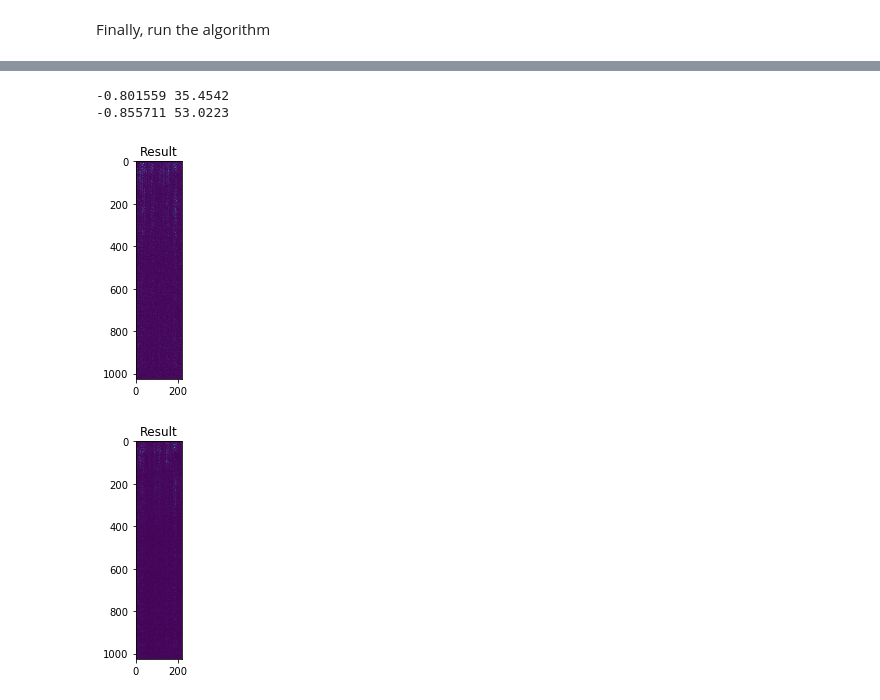
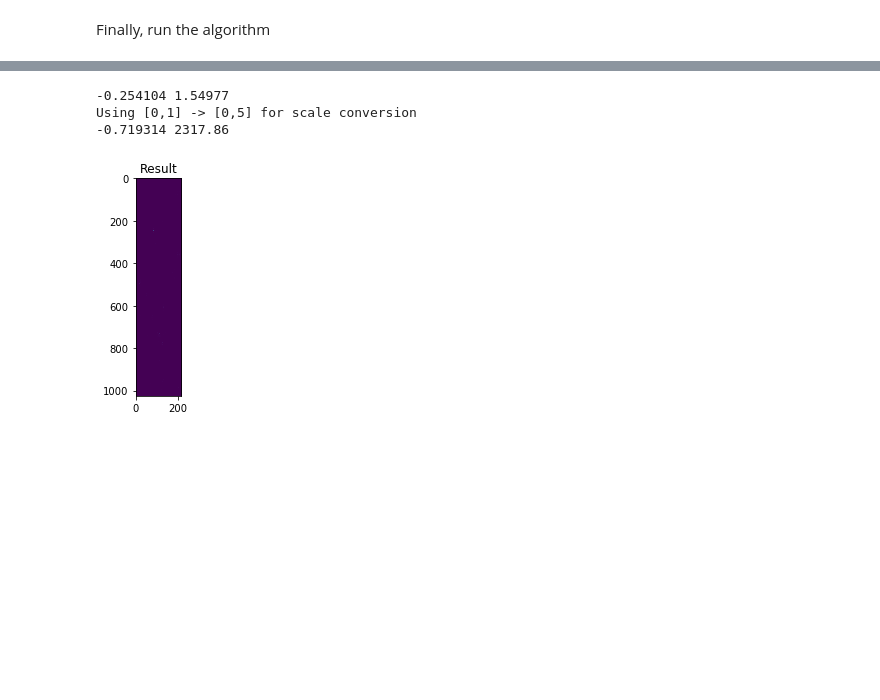
Before and after one commit to muhdhuz/Audio_NeuralStyle, a Jupyter notebook: neural_style_audio.ipynb, the cells around one changed output, grey strips where cells are left out. Drawn from its saved outputs; the diff is of its cells as text; code cells hidden in the pictures; blank space fills up the shorter version.

```diff
--- a/neural_style_audio.ipynb
+++ b/neural_style_audio.ipynb
@@ -123,6 +152,8 @@ def imshow(tensor, channels=1, title=None):
     """ transforms pytorch tensor to numpy array and plots it out """
 
     image = tensor.clone().cpu()  # we clone the tensor to not do changes on it
+    if whichChannel == "2d":
+        image = image
     if whichChannel == "freq":
         image = image.permute(0,2,1,3).contiguous() # get the dimensions in proper order
     elif whichChannel == "time":
@@ -355,11 +386,15 @@ def get_style_model_and_losses(cnn, style_img, content_img=None,
     content_losses = []
     style_losses = []
 
-    model = nn.Sequential()# the new Sequential module network
     """ if want to replace 1st layer in VGG19 to take in greyscale use below
     then start the loop with (cnn.layers)[1:]"""
-    #model = nn.Sequential(
-    #            nn.Conv2d(N_FREQ,N_FILTERS,kernel_size=(1,hor_filter),bias=False))
+    if useVGG == True:
+        model = nn.Sequential(c.OrderedDict([
+                ('conv_1',nn.Conv2d(1,64,kernel_size=(hor_filter,hor_filter),bias=False))]))
+        layer_list = list(cnn)[1:]
+    else:
+        model = nn.Sequential()# the new Sequential module network
+        layer_list = list(cnn.layers)
 
     gram = GramMatrix()  # we need a gram module in order to compute style targets
 
@@ -370,7 +405,7 @@ def get_style_model_and_losses(cnn, style_img, content_img=None,
 
     #here we rebuild the network adding the in content and style loss "layers"
     i = 1
-    for layer in list(cnn.layers): #[1:]
+    for layer in layer_list:
         if isinstance(layer, nn.Conv2d): #if layer in vgg19 belong to class nn.Conv2d
             name = "conv_" + str(i)
             model.add_module(name, layer) #add that layer to our sequential model
@@ -411,6 +446,8 @@ def get_style_model_and_losses(cnn, style_img, content_img=None,
                 model.add_module("style_loss_" + str(i), style_loss)
                 style_losses.append(style_loss)
 
+            i += 1
+
         if isinstance(layer, nn.MaxPool2d): #do the same for maxpool
             name = "pool_" + str(i)
             model.add_module(name, layer)
@@ -427,7 +464,6 @@ def get_style_model_and_losses(cnn, style_img, content_img=None,
             #                stride=layer.stride, padding = layer.padding)
             #model.add_module(name, avgpool)  # *** can also replace certain layers if we want eg. maxpool -> avgpool
 
-            i += 1
 
     #for param in model.parameters():
     #    param.requires_grad = False
@@ -465,7 +501,12 @@ def in_img():
     #rand_tensor = torch.randn(1,N_FREQ,1,N_SAMPLES)*1e-3
     i = 0
     while i < runs:
-        input_imgs.append(Variable(torch.randn(1,N_FREQ,1,N_SAMPLES)*1e-3).type(dtype))
+        if whichChannel == "2d":
+            input_imgs.append(Variable(torch.randn(1,1,N_FREQ,N_SAMPLES)*1e-3).type(dtype))
+        if whichChannel == "freq":
+            input_imgs.append(Variable(torch.randn(1,N_FREQ,1,N_SAMPLES)*1e-3).type(dtype))
+        elif whichChannel == "time":
+            input_imgs.append(Variable(torch.randn(1,N_SAMPLES,1,N_FREQ)*1e-3).type(dtype))
         i +=1
     return input_imgs
 
@@ -603,35 +647,42 @@ Min = -1.93594 Max = 3.9894
 # %%
 #out_spec = inv_scale(out,shf)
-out_spec = [inv_log(x) for x in outputs]
+for j in range(len(outputs)):
+    print(np.amin(outputs[j]),np.amax(outputs[j])) # check values make sense
+
+if use01scale == True:
+    out_spec = [inv_log(img_invscale(x,a_min,a_max,0,1)) for x in outputs]
+else:
+    out_spec = [inv_log(x) for x in outputs]
+
 for j in range(len(out_spec)):
     print(np.amin(out_spec[j]),np.amax(out_spec[j])) # check values make sense
 # %% [output]
--0.801559 35.4542
--0.855711 53.0223
+-0.254104 1.54977
+Using [0,1] -> [0,5] for scale conversion
+-0.719314 2317.86
 # %%
 # Griffin & Lim algo for phase reconstruction
 
 for index,value in enumerate(out_spec):
     p = 2 * np.pi * np.random.random_sample(value.shape) - np.pi #start with some phase
     for i in range(500):
         S = value * np.exp(1j*p) #use magnitude a given by spectrogram and some random phase
-        x = librosa.istft(S,hop_length=K_HOP, win_length=N_FFT, center=True) #do the inverse transform
-        p = np.angle(librosa.stft(x, n_fft=N_FFT, hop_length=K_HOP, win_length=N_FFT, center=True)) #use this new phase value
+        x = librosa.istft(S,hop_length=K_HOP, win_length=N_FFT, center=False) #do the inverse transform
+        p = np.angle(librosa.stft(x, n_fft=N_FFT, hop_length=K_HOP, win_length=N_FFT, center=False)) #use this new phase value
 
     try:
         os.stat(outdir) # test for existence
     except:
         os.mkdir(outdir) # create if necessary
     librosa.output.write_wav(outdir + '/' + str(index) + '.wav', x, fs)
     plt.figure()
     plt.title('Result')
     plt.imshow(value)
     plt.show()
 
 plt.ioff()
 # %% [output]
-[figure, old version]
+[figure, new version]
-[figure, removed]
 # %%
 #print(OUTPUT_FILENAME)
 #display(Audio(OUTPUT_FILENAME))
```
Also changed, not shown: parts of 9 cells of this notebook.
